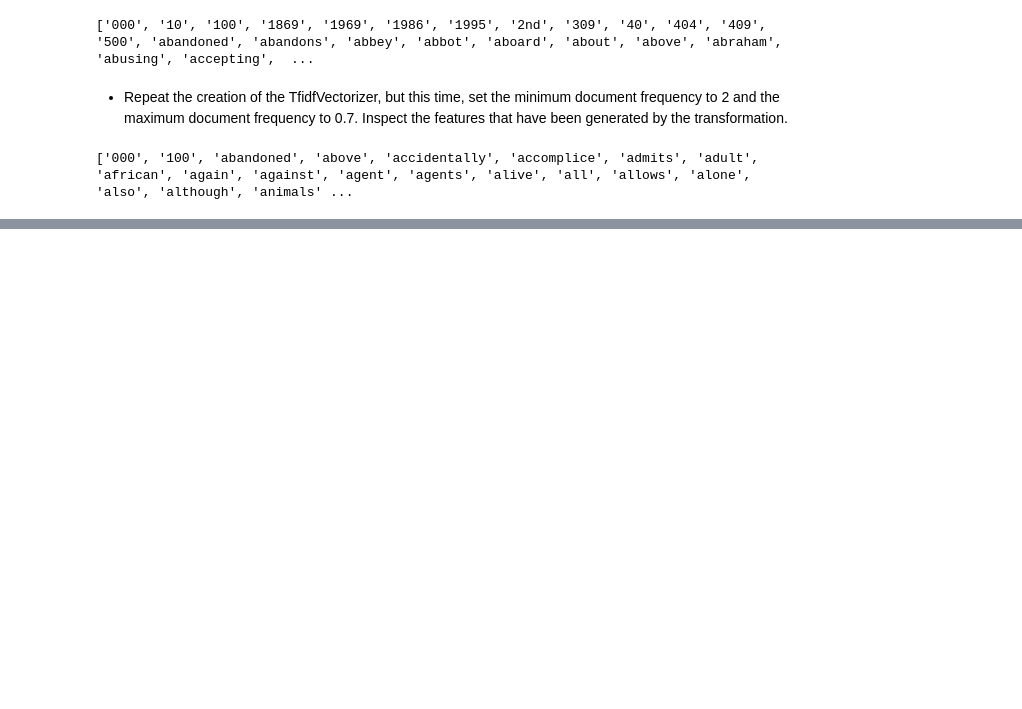
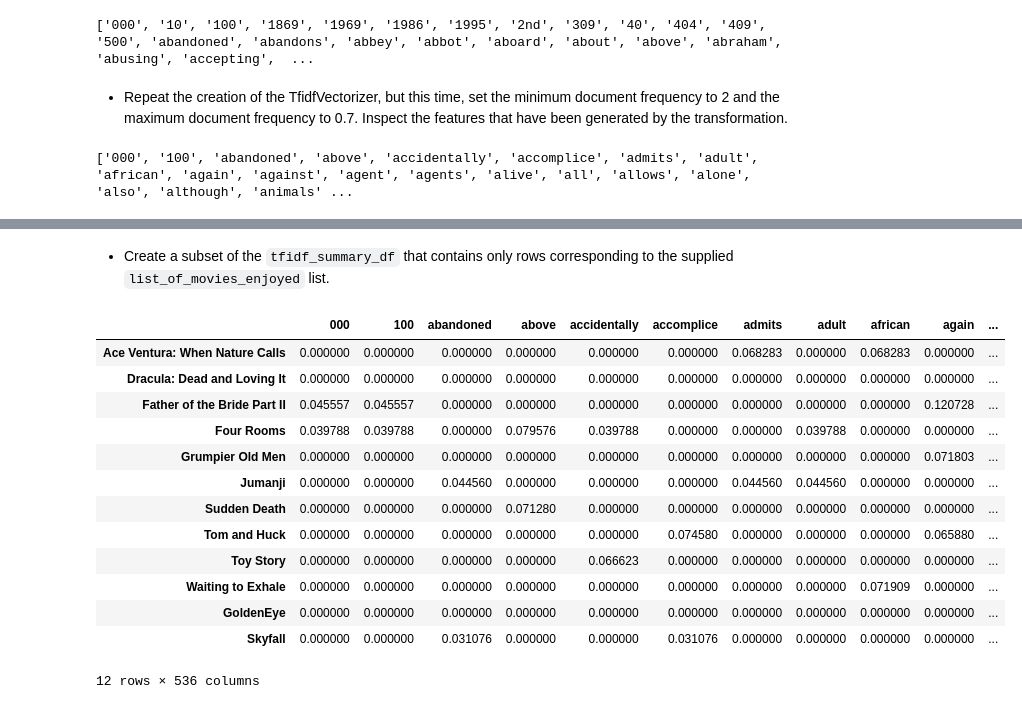
Before and after one commit to edneide/recommendation_engines, a Jupyter notebook: chapter_02.ipynb, the cells around one changed output, grey strips where cells are left out. Saved outputs shown, nothing was run; the diff lists cells and outputs as text; code cells hidden in the pictures; blank space fills up the shorter version.

```diff
--- a/chapter_02.ipynb
+++ b/chapter_02.ipynb
@@ -460,0 +668,19 @@ print(vectorizer.get_feature_names())
+# %% [markdown]
+- Create a subset of the `tfidf_summary_df` that contains only rows corresponding to the supplied `list_of_movies_enjoyed` list.
+# %%
+tfidf_summary_df
+# %% [output]
+|  | 000 | 100 | abandoned | above | accidentally | accomplice | admits | adult | african | again | ... |
+| Ace Ventura: When Nature Calls | 0.000000 | 0.000000 | 0.000000 | 0.000000 | 0.000000 | 0.000000 | 0.068283 | 0.000000 | 0.068283 | 0.000000 | ... |
+| Dracula: Dead and Loving It | 0.000000 | 0.000000 | 0.000000 | 0.000000 | 0.000000 | 0.000000 | 0.000000 | 0.000000 | 0.000000 | 0.000000 | ... |
+| Father of the Bride Part II | 0.045557 | 0.045557 | 0.000000 | 0.000000 | 0.000000 | 0.000000 | 0.000000 | 0.000000 | 0.000000 | 0.120728 | ... |
+| Four Rooms | 0.039788 | 0.039788 | 0.000000 | 0.079576 | 0.039788 | 0.000000 | 0.000000 | 0.039788 | 0.000000 | 0.000000 | ... |
+| Grumpier Old Men | 0.000000 | 0.000000 | 0.000000 | 0.000000 | 0.000000 | 0.000000 | 0.000000 | 0.000000 | 0.000000 | 0.071803 | ... |
+| Jumanji | 0.000000 | 0.000000 | 0.044560 | 0.000000 | 0.000000 | 0.000000 | 0.044560 | 0.044560 | 0.000000 | 0.000000 | ... |
+| Sudden Death | 0.000000 | 0.000000 | 0.000000 | 0.071280 | 0.000000 | 0.000000 | 0.000000 | 0.000000 | 0.000000 | 0.000000 | ... |
+| Tom and Huck | 0.000000 | 0.000000 | 0.000000 | 0.000000 | 0.000000 | 0.074580 | 0.000000 | 0.000000 | 0.000000 | 0.065880 | ... |
+| Toy Story | 0.000000 | 0.000000 | 0.000000 | 0.000000 | 0.066623 | 0.000000 | 0.000000 | 0.000000 | 0.000000 | 0.000000 | ... |
+| Waiting to Exhale | 0.000000 | 0.000000 | 0.000000 | 0.000000 | 0.000000 | 0.000000 | 0.000000 | 0.000000 | 0.071909 | 0.000000 | ... |
+| GoldenEye | 0.000000 | 0.000000 | 0.000000 | 0.000000 | 0.000000 | 0.000000 | 0.000000 | 0.000000 | 0.000000 | 0.000000 | ... |
+| Skyfall | 0.000000 | 0.000000 | 0.031076 | 0.000000 | 0.000000 | 0.031076 | 0.000000 | 0.000000 | 0.000000 | 0.000000 | ... |
+12 rows × 536 columns
```
Also changed, not shown: parts of 40 cells of this notebook, 3 other files.
